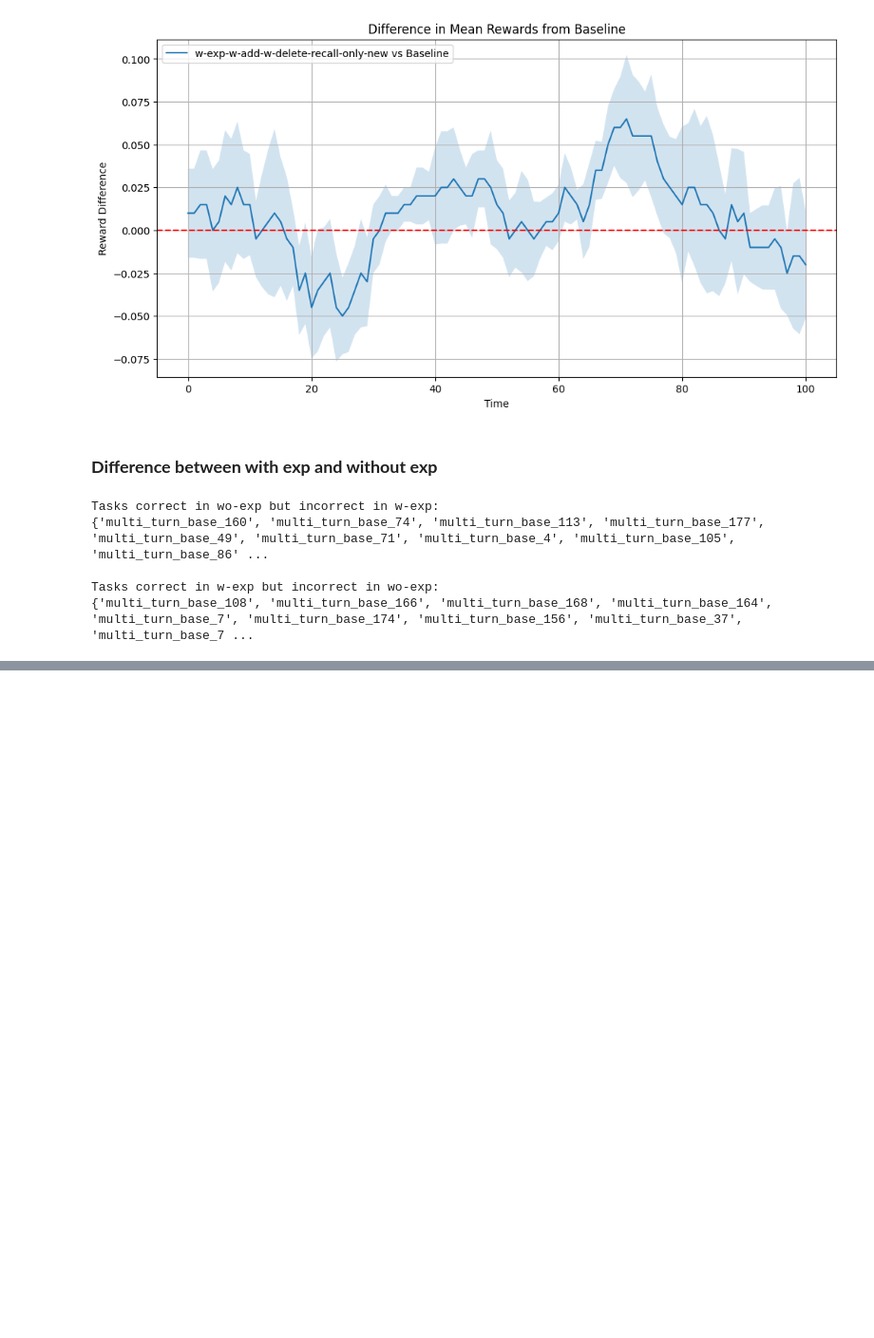
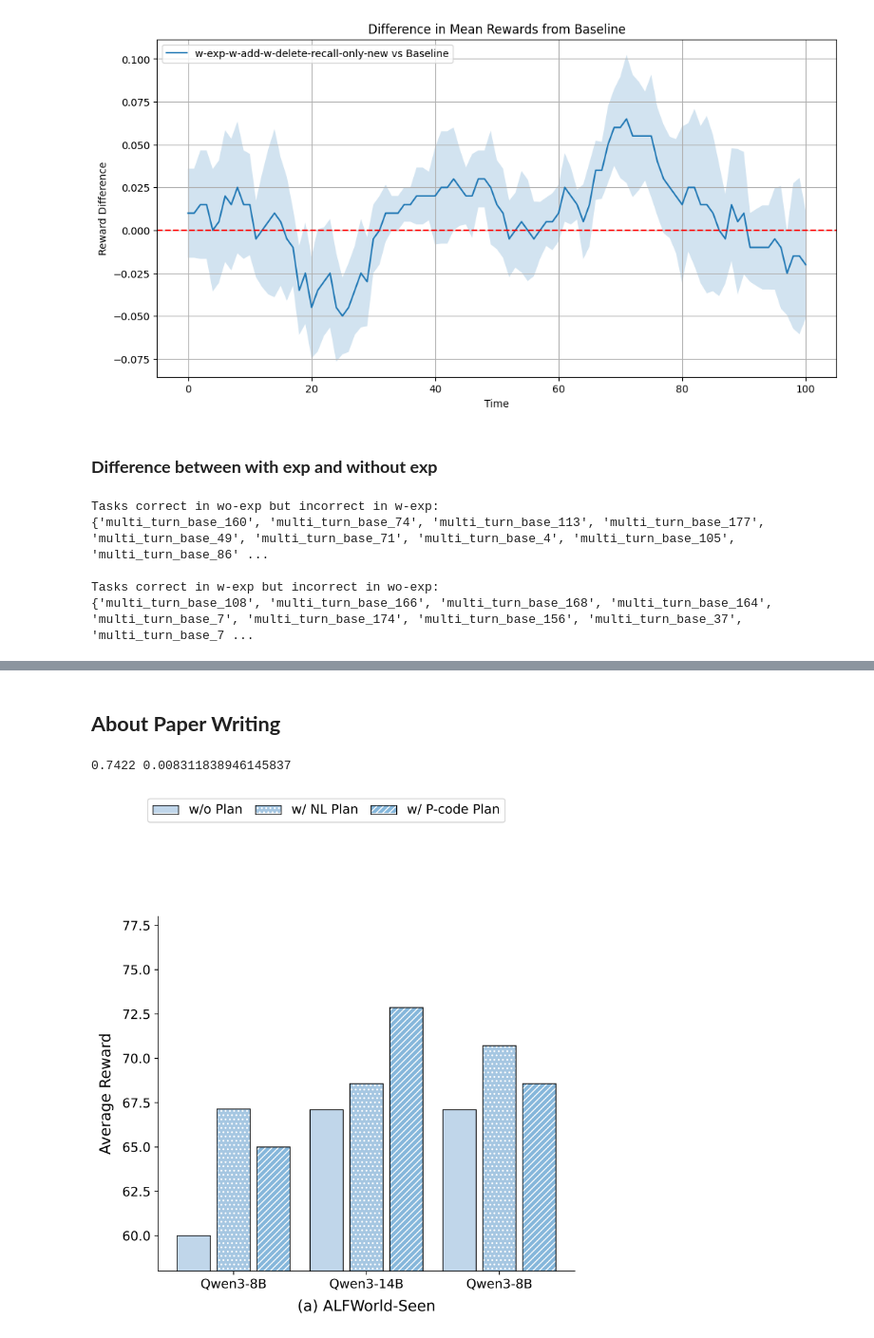
Before and after one commit to modelscope/ReMe, a Jupyter notebook: experiencemaker/cookbook/bfcl/evaluation.ipynb, the cells around one changed output, grey strips where cells are left out. Shown at 95% size. Drawn from its saved outputs; the diff is of its cells as text; code cells hidden in the pictures; blank space fills up the shorter version.

```diff
--- a/experiencemaker/cookbook/bfcl/evaluation.ipynb
+++ b/experiencemaker/cookbook/bfcl/evaluation.ipynb
@@ -221,0 +566,68 @@ Tasks correct in w-exp but incorrect in wo-exp:
+# %% [markdown]
+## **About Paper Writing**
+# %%
+import numpy as np
+
+result_list = [0.7333,
+0.7533,
+0.74]
+mean = np.mean(result_list)
+std = np.std(result_list)
+print(mean, std)
+# %% [output]
+0.7422 0.008311838946145837
+# %%
+
+# colors = ['#A6D1EA', '#87BDDD', '#6AB0DA']#，4496cb，3193cd
+colors = ['#c0d6ea', '#A6c7E2', '#86B7DB']
+
+labels = ['when to','w/ NL Plan', 'w/ P-code Plan']
+x_ticks = ['Qwen3-8B','Qwen3-14B','Qwen3-8B']
+
+x_labels = ['(a) ALFWorld-Seen','(b) ALFWorld-UnSeen','(c) WebShop-Seen']
+x=[np.arange(1,6,2),np.arange(1,6,2),np.arange(1,6,2)]
+y1 = [[44.50,51.89,67.1]] # w/o Plan
+y3 = [[65.00,72.86,68.57]] # w/ P-code Plan
+y2 = [[67.14,68.57,70.71]] # w/ NL Plan
+
+plt.figure(figsize=(7,6),dpi=600)
+plt.subplots_adjust(wspace=0.3)
+
+pic_num = 1
+b=[]
+for index in range(pic_num):
+    ax = plt.subplot(1, pic_num, index+1)
+    ax.spines['top'].set_visible(False)
+    ax.spines['right'].set_visible(False)
+
+    xx = x[index]
+    y11 = y1[index]
+    y22 = y2[index]
+    y33 = y3[index]
+
+    width=0.5
+
+    b1=ax.bar(xx-width-0.1,y11,color=colors[0],edgecolor='white',linewidth=0.8,width=width,label=labels[0],zorder=2)#
+    ax.bar(xx-width-0.1,y11,color='none',edgecolor='black',linewidth=0.8,width=width,zorder=3,label=' ')#
+    b2=ax.bar(xx,y22,color=colors[1],edgecolor='white',linewidth=0.8,width=width,label=labels[1], hatch='...',zorder=2)#
+    ax.bar(xx,y22,color='none',edgecolor='black',linewidth=0.8,width=width,zorder=3,label=' ')#
+    b3=ax.bar(xx+width+0.1,y33,color=colors[2],edgecolor='white',linewidth=0.8,width=width,label=labels[2], hatch='////',zorder=2)#
+    ax.bar(xx+width+0.1,y33,color='none',edgecolor='black',linewidth=0.8,width=width,zorder=3,label=' ')#
+
+    if index==1:
+        plt.ylim(64,77)
+    elif index==2:
+        plt.ylim(58,67)
+    else:
+        plt.ylim(58,78)
+    ax.set_xlabel(x_labels[index],size=14, labelpad=8)
+    ax.set_ylabel('Average Reward',size=14, labelpad=8) #,weight = 'bold'
+    plt.xticks(xx,labels=x_ticks,size=12)
+    plt.yticks(fontsize=12)
+    # ax.grid(alpha=0.5, zorder=0) #axis='y',
+    if index==0:
+        ax.legend(loc="upper left",prop={'size': 12}, ncol=3, bbox_to_anchor=(-0.04, 1.35),labelspacing=-0.9,columnspacing=1)
+
+plt.savefig('retrieval_key.pdf',bbox_inches='tight')
+# %% [output]
+[figure, added]
```
Also changed, not shown: parts of 17 cells of this notebook, 23 other files.
